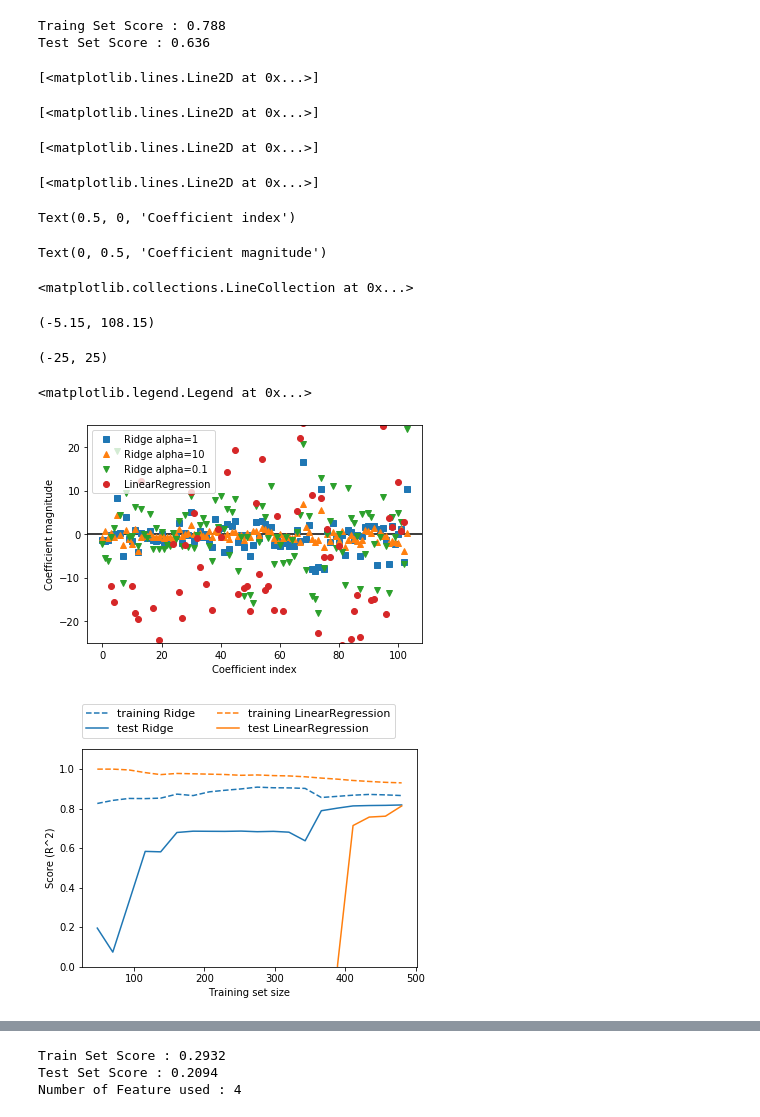
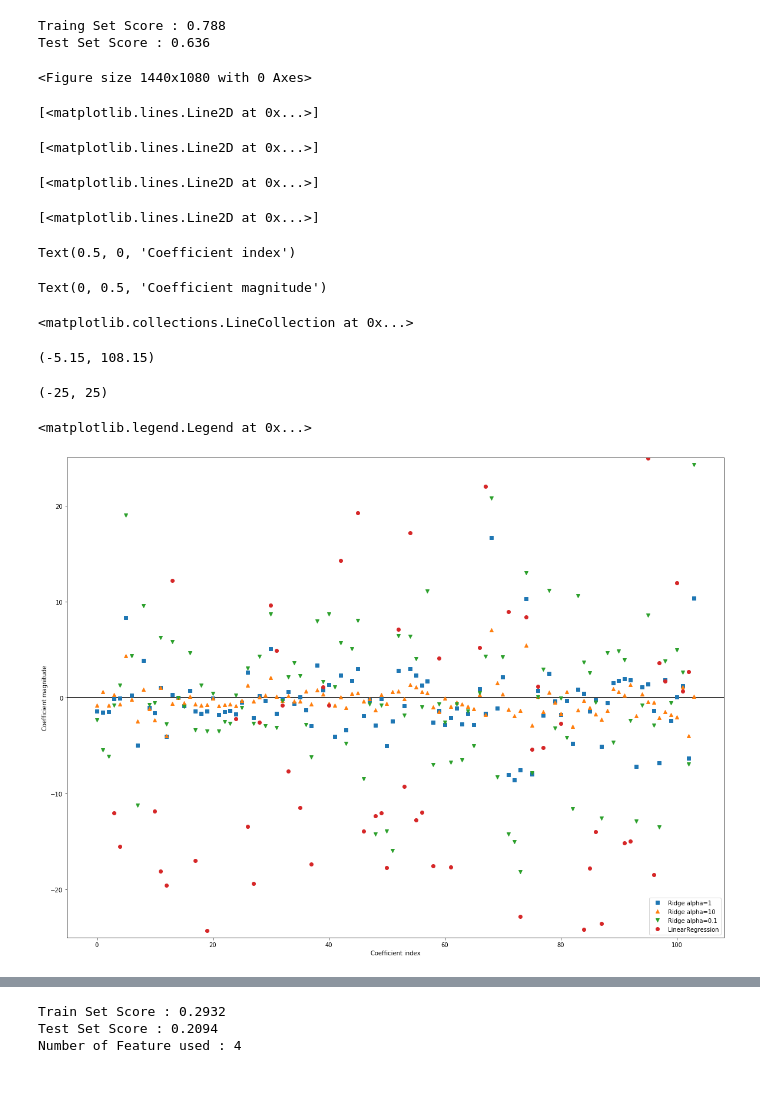
Before and after one commit to ikukang/MLwithPython, a Jupyter notebook: 02_supervised_learning.ipynb, the cells around one changed output, grey strips where cells are left out. Saved outputs shown, nothing was run; the diff lists cells and outputs as text; code cells hidden in the pictures; blank space fills up the shorter version.

```diff
--- a/02_supervised_learning.ipynb
+++ b/02_supervised_learning.ipynb
@@ -446,33 +446,30 @@ print('Test Set Score : %.3f' % ridge10.score(X_test, y_test))
 Traing Set Score : 0.788
 Test Set Score : 0.636
 # %%
-# fig, axes = plt.subplots(1, 3, figsize=(28, 8))
+plt.figure(figsize=(20, 15))
 
 plt.plot(ridge.coef_, 's', label="Ridge alpha=1")
 plt.plot(ridge10.coef_, '^', label="Ridge alpha=10")
 plt.plot(ridge01.coef_, 'v', label="Ridge alpha=0.1")
 
 plt.plot(lr.coef_, 'o', label="LinearRegression")
 plt.xlabel("Coefficient index")
 plt.ylabel("Coefficient magnitude")
 xlims = plt.xlim()
 plt.hlines(0, xlims[0], xlims[1])
 plt.xlim(xlims)
 plt.ylim(-25, 25)
 plt.legend()
 # %% [output]
-[<matplotlib.lines.Line2D at 0x...>]
+<Figure size 1440x1080 with 0 Axes>
 [<matplotlib.lines.Line2D at 0x...>]
 [<matplotlib.lines.Line2D at 0x...>]
 [<matplotlib.lines.Line2D at 0x...>]
-Text(0.5, 0, 'Coefficient index')
+[<matplotlib.lines.Line2D at 0x...>]
-Text(0, 0.5, 'Coefficient magnitude')
+Text(0.5, 0, 'Coefficient index')
-<matplotlib.collections.LineCollection at 0x...>
+Text(0, 0.5, 'Coefficient magnitude')
-(-5.15, 108.15)
+<matplotlib.collections.LineCollection at 0x...>
-(-25, 25)
+(-5.15, 108.15)
-<matplotlib.legend.Legend at 0x...>
+(-25, 25)
+<matplotlib.legend.Legend at 0x...>
-[figure, old version]
+[figure, new version]
-# %%
-mglearn.plots.plot_ridge_n_samples()
-# %% [output]
-[figure, removed]
```
Also changed, not shown: parts of 9 cells of this notebook.
